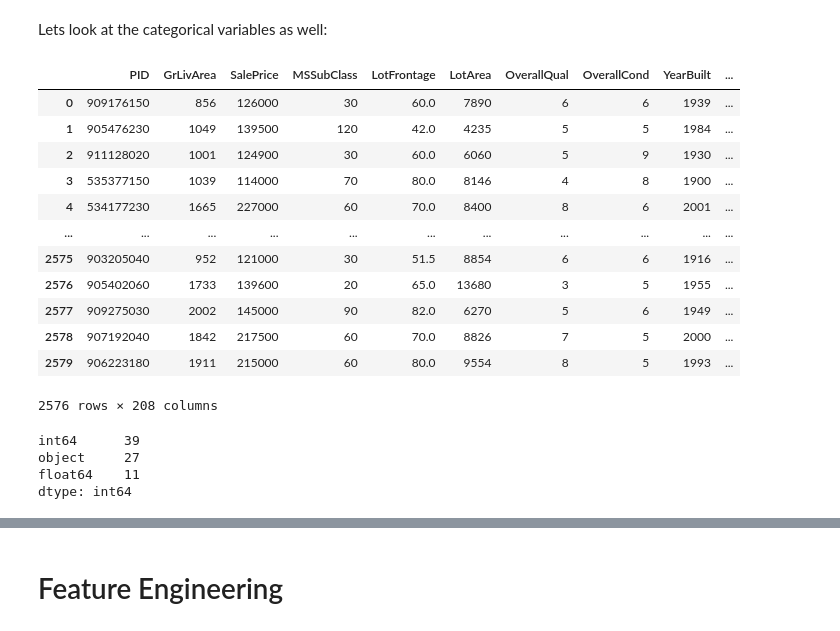
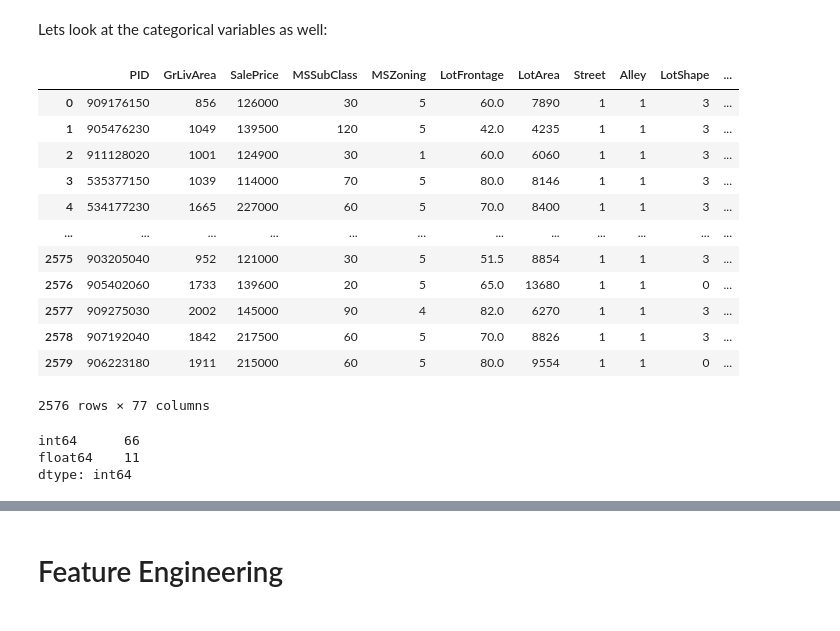
Before and after one commit to briangdrewes/machinelearning_Ames, a Jupyter notebook: amesHousingML_dataCleaning_wOrdinal.ipynb, the cells around one changed output, grey strips where cells are left out. Saved outputs shown, nothing was run; the diff lists cells and outputs as text; code cells hidden in the pictures.

```diff
--- a/amesHousingML_dataCleaning_wOrdinal.ipynb
+++ b/amesHousingML_dataCleaning_wOrdinal.ipynb
@@ -460,20 +460,20 @@ train_ords.FireplaceQu
 Name: FireplaceQu, Length: 2576, dtype: object
 # %%
 ordinal_mapping_fireplace = {
-       'Ex': 5,
-       'Gd': 4,
-       'TA': 3,
-       'Fa': 2,
-       'Po': 1,
-        'NoFireplace': 0}
+       'Ex': 6,
+       'Gd': 5,
+       'TA': 4,
+       'Fa': 3,
+       'Po': 2,
+        'NoFireplace': 1}
 train_ords['FireplaceQu'] = train_ords['FireplaceQu'].map(ordinal_mapping_fireplace)
 # %%
 ordinal_mapping_bsmtexpo = {
-       'Gd': 4,
-       'Av': 3,
-       'Mn': 2,
-       'No': 1,
-       'NoBsmt': 0 }
+       'Gd': 5,
+       'Av': 4,
+       'Mn': 3,
+       'No': 2,
+       'NoBsmt': 1 }
 train_ords['BsmtExposure'] = train_ords['BsmtExposure'].map(ordinal_mapping_bsmtexpo)
 # %%
 train_ords.Fence.unique()
@@ -481,11 +481,11 @@ train_ords.Fence.unique()
 array(['NoFence', 'GdWo', 'MnPrv', 'GdPrv', 'MnWw'], dtype=object)
 # %%
 ordinal_mapping_fence = {
-       'GdPrv': 2,
-       'MnPrv': 1,
-       'GdWo': 2,
-       'MnWw': 1,
-       'NoFence': 0 }
+       'GdPrv': 5,
+       'MnPrv': 4,
+       'GdWo': 3,
+       'MnWw': 2,
+       'NoFence': 1 }
 train_ords['Fence'] = train_ords['Fence'].map(ordinal_mapping_fence)
 # %%
 ordinal_mapping_grgFinish = {
@@ -513,29 +513,30 @@ train_ords
 # %% [markdown]
 Lets look at the categorical variables as well:
 # %%
-train_cats = train_ords.select_dtypes(exclude=[np.number])
+train_cats = train_ords.select_dtypes(exclude=[np.number]).columns
+label_encoder = LabelEncoder()
 
-train_cats_encoded = pd.get_dummies(train_ords, columns=train_cats.columns, drop_first=True)
+for col in train_cats:
+    train_ords[col] = label_encoder.fit_transform(train_ords[col])
 
-train_cats_encoded
+train_ords
 # %% [output]
-|  | PID | GrLivArea | SalePrice | MSSubClass | LotFrontage | LotArea | OverallQual | OverallCond | YearBuilt | ... |
-| 0 | 909176150 | 856 | 126000 | 30 | 60.0 | 7890 | 6 | 6 | 1939 | ... |
-| 1 | 905476230 | 1049 | 139500 | 120 | 42.0 | 4235 | 5 | 5 | 1984 | ... |
-| 2 | 911128020 | 1001 | 124900 | 30 | 60.0 | 6060 | 5 | 9 | 1930 | ... |
-| 3 | 535377150 | 1039 | 114000 | 70 | 80.0 | 8146 | 4 | 8 | 1900 | ... |
-| 4 | 534177230 | 1665 | 227000 | 60 | 70.0 | 8400 | 8 | 6 | 2001 | ... |
-| ... | ... | ... | ... | ... | ... | ... | ... | ... | ... | ... |
-| 2575 | 903205040 | 952 | 121000 | 30 | 51.5 | 8854 | 6 | 6 | 1916 | ... |
-| 2576 | 905402060 | 1733 | 139600 | 20 | 65.0 | 13680 | 3 | 5 | 1955 | ... |
-| 2577 | 909275030 | 2002 | 145000 | 90 | 82.0 | 6270 | 5 | 6 | 1949 | ... |
-| 2578 | 907192040 | 1842 | 217500 | 60 | 70.0 | 8826 | 7 | 5 | 2000 | ... |
-| 2579 | 906223180 | 1911 | 215000 | 60 | 80.0 | 9554 | 8 | 5 | 1993 | ... |
+|  | PID | GrLivArea | SalePrice | MSSubClass | MSZoning | LotFrontage | LotArea | Street | Alley | LotShape | ... |
+| 0 | 909176150 | 856 | 126000 | 30 | 5 | 60.0 | 7890 | 1 | 1 | 3 | ... |
+| 1 | 905476230 | 1049 | 139500 | 120 | 5 | 42.0 | 4235 | 1 | 1 | 3 | ... |
+| 2 | 911128020 | 1001 | 124900 | 30 | 1 | 60.0 | 6060 | 1 | 1 | 3 | ... |
+| 3 | 535377150 | 1039 | 114000 | 70 | 5 | 80.0 | 8146 | 1 | 1 | 3 | ... |
+| 4 | 534177230 | 1665 | 227000 | 60 | 5 | 70.0 | 8400 | 1 | 1 | 3 | ... |
+| ... | ... | ... | ... | ... | ... | ... | ... | ... | ... | ... | ... |
+| 2575 | 903205040 | 952 | 121000 | 30 | 5 | 51.5 | 8854 | 1 | 1 | 3 | ... |
+| 2576 | 905402060 | 1733 | 139600 | 20 | 5 | 65.0 | 13680 | 1 | 1 | 0 | ... |
+| 2577 | 909275030 | 2002 | 145000 | 90 | 4 | 82.0 | 6270 | 1 | 1 | 3 | ... |
+| 2578 | 907192040 | 1842 | 217500 | 60 | 5 | 70.0 | 8826 | 1 | 1 | 3 | ... |
+| 2579 | 906223180 | 1911 | 215000 | 60 | 5 | 80.0 | 9554 | 1 | 1 | 0 | ... |
-2576 rows × 208 columns
+2576 rows × 77 columns
 # %%
-train.dtypes.value_counts()
+train_ords.dtypes.value_counts()
 # %% [output]
-int64      39
-object     27
+int64      66
 float64    11
 dtype: int64
```
Also changed, not shown: parts of 18 cells of this notebook, 13 other files.
